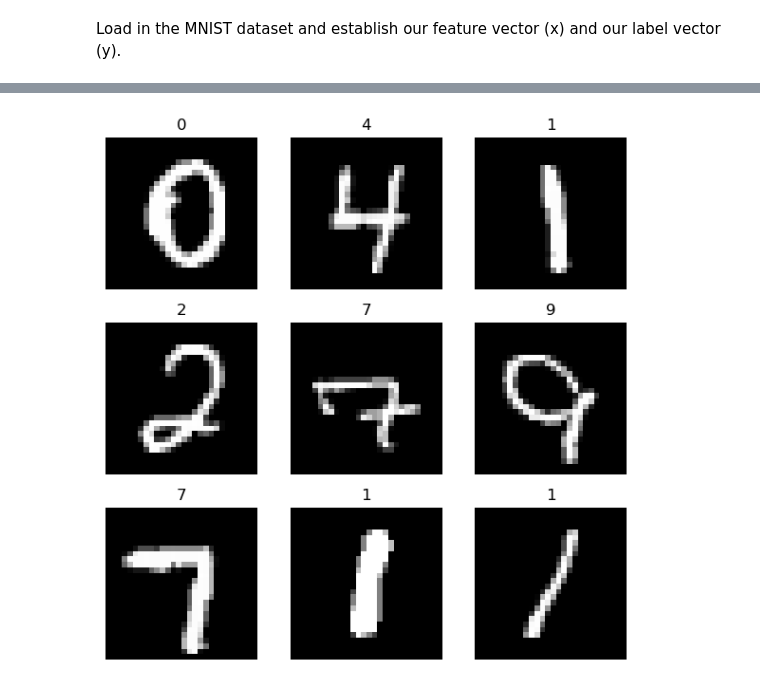
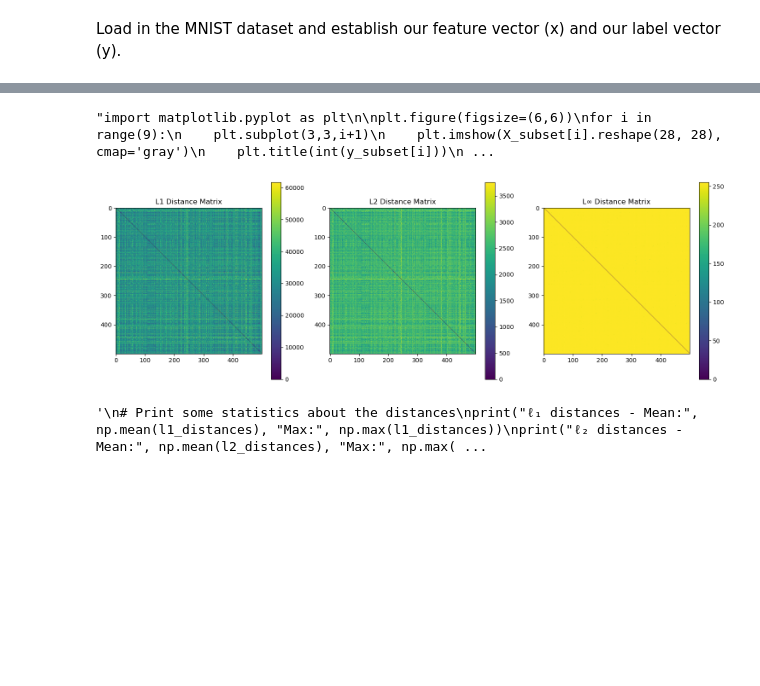
Before and after one commit to KennethColeDavis/Mathematical-DS-Assignment1, a Jupyter notebook: main.ipynb, the cells around one changed output, grey strips where cells are left out. Saved outputs shown, nothing was run; the diff lists cells and outputs as text; code cells hidden in the pictures; blank space fills up the shorter version.

```diff
--- a/main.ipynb
+++ b/main.ipynb
@@ -41,6 +66,6 @@ y_subset shape: (5000,)
 # %%
 #More visualization - Not important to project
-import matplotlib.pyplot as plt
+'''import matplotlib.pyplot as plt
 
 plt.figure(figsize=(6,6))
 for i in range(9):
@@ -50,5 +75,48 @@ for i in range(9):
     plt.axis('off')
 plt.tight_layout()
 plt.show()
+'''
 # %% [output]
-[figure, removed]
+"import matplotlib.pyplot as plt\n\nplt.figure(figsize=(6,6))\nfor i in range(9):\n    plt.subplot(3,3,i+1)\n    plt.imshow(X_subset[i].reshape(28, 28), cmap='gray')\n    plt.title(int(y_subset[i]))\n ...
+# %%
+import matplotlib.pyplot as plt
+from scipy.spatial.distance import cdist
+
+# Sort indices based on labels
+sorted_indices = np.argsort(y_subset)
+X_sorted = X_subset[sorted_indices]
+
+# Calculate pairwise distances using different norms
+l1_distances = cdist(X_sorted[:500], X_sorted[:500], metric='cityblock')  # L1 norm
+l2_distances = cdist(X_sorted[:500], X_sorted[:500], metric='euclidean')  # L2 norm
+linf_distances = cdist(X_sorted[:500], X_sorted[:500], metric='chebyshev')  # L infinity norm
+
+# Create figure with three subplots
+fig, (ax1, ax2, ax3) = plt.subplots(1, 3, figsize=(15, 5))
+
+# Plot heatmaps
+im1 = ax1.imshow(l1_distances, cmap='viridis')
+im2 = ax2.imshow(l2_distances, cmap='viridis')
+im3 = ax3.imshow(linf_distances, cmap='viridis')
+
+# Add titles and colorbars
+ax1.set_title('L1 Distance Matrix')
+ax2.set_title('L2 Distance Matrix')
+ax3.set_title('L∞ Distance Matrix')
+
+plt.colorbar(im1, ax=ax1)
+plt.colorbar(im2, ax=ax2)
+plt.colorbar(im3, ax=ax3)
+
+plt.tight_layout()
+plt.show()
+
+'''
+# Print some statistics about the distances
+print("ℓ₁ distances - Mean:", np.mean(l1_distances), "Max:", np.max(l1_distances))
+print("ℓ₂ distances - Mean:", np.mean(l2_distances), "Max:", np.max(l2_distances))
+print("ℓ∞ distances - Mean:", np.mean(linf_distances), "Max:", np.max(linf_distances))
+'''
+# %% [output]
+[figure, added]
+'\n# Print some statistics about the distances\nprint("ℓ₁ distances - Mean:", np.mean(l1_distances), "Max:", np.max(l1_distances))\nprint("ℓ₂ distances - Mean:", np.mean(l2_distances), "Max:", np.max( ...
```
Also changed, not shown: parts of 3 cells of this notebook.
